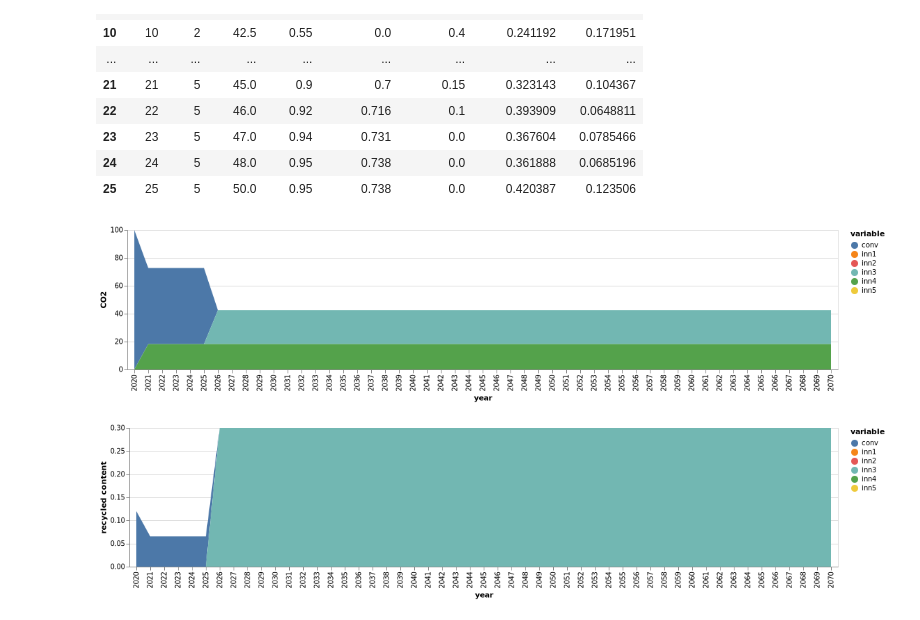
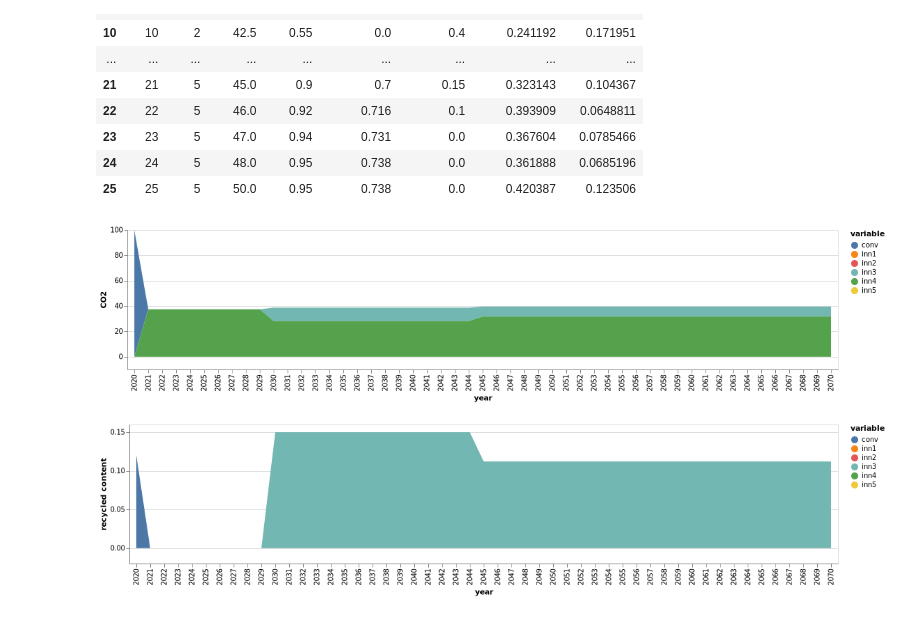
Before and after one commit to vyom-thakker/RoadmapsIAM, a Jupyter notebook: multiperiod.ipynb, the cells around one changed output. Saved outputs shown, nothing was run; the diff lists cells and outputs as text; code cells hidden in the pictures.

```diff
--- a/multiperiod.ipynb
+++ b/multiperiod.ipynb
@@ -335,3 +148,0 @@ tech_roadmap_mccormick_peicewise_self (generic function with 1 method)
-# %%
-yk, tk, xk, yi, ti, s, co2, costInn, co2tot=tech_roadmap_mccormick_peicewise_self()
-yi
@@ -913,14 +470,14 @@ compromise
 | 25 | 25 | 5 | 50.0 | 0.95 | 0.738 | 0.0 | 0.420387 | 0.123506 |
 # %%
 function conventional(t)
-    return initial[1,3]*(1-sum(JuMP.values.(xk)[k] for k in 1:nrow(compromise) if t>JuMP.values.(tk)[k]))
+    return initial[1,3]*(1-sum(JuMP.values.(xk)[k,t] for k in 1:nrow(compromise)))
 end
 
 function innovation(i,t)
     if i==1
-        return sum(JuMP.values.(xk)[k]*(compromise[k,3]) for k=1:mapki[i,2] if t>JuMP.values.(tk)[k])
+        return sum(JuMP.values.(xk)[k,t]*(compromise[k,3]) for k=1:mapki[i,2])
     else
-        return sum(JuMP.values.(xk)[k]*(compromise[k,3]) for k=mapki[i-1,2]:mapki[i,2] if t>JuMP.values.(tk)[k])
+        return sum(JuMP.values.(xk)[k,t]*(compromise[k,3]) for k=mapki[i-1,2]:mapki[i,2])
     end
 end
 
@@ -932,11 +489,27 @@ inn_co2=zeros(5,51)
 for inn in 1:5
     inn_co2[inn,1]=0
 end
+j=0
+for i in 2:51
+    if 0 ≤ i ≤ 5
+        j=1
+    elseif 6 ≤ i ≤ 10
+        j=2
+    elseif 6 ≤ i ≤ 10
+        j=3
+    elseif 11 ≤ i ≤ 15
+        j=4
+    elseif 16 ≤ i ≤ 20
+        j=5
+    elseif 21 ≤ i ≤ 25
+        j=6
+    else
+        j=7
+    end
 
-for i in 2:51
-    conv[i]=conventional(i)
+    conv[i]=conventional(j)
     for inn in 1:5
-        inn_co2[inn,i]=innovation(inn,i)
+        inn_co2[inn,i]=innovation(inn,j)
     end
 end
 conv
@@ -951,45 +524,61 @@ df = DataFrame(year=xLabels, conv=conv, inn1=inn_co2[1,:],inn2=inn_co2[2,:],inn3
 
 df |> stack |> @vlplot(:area, x=:year, y={:value, stack=:zero, title="CO2"}, color="variable:n",legend=:sNames)
 # %% [output]
-[figure, old version]
+[figure, new version]
 # %%
 function conventional(t)
-    return initial[1,5]*(1-sum(JuMP.values.(xk)[k] for k in 1:nrow(compromise) if t>JuMP.values.(tk)[k]))
+    return initial[1,5]*(1-sum(JuMP.values.(xk)[k,t] for k in 1:nrow(compromise)))
 end
 
 function innovation(i,t)
     if i==1
-        return sum(JuMP.values.(xk)[k]*(compromise[k,5]) for k=1:mapki[i,2] if t>JuMP.values.(tk)[k])
+        return sum(JuMP.values.(xk)[k,t]*(compromise[k,5]) for k=1:mapki[i,2])
     else
-        return sum(JuMP.values.(xk)[k]*(compromise[k,5]) for k=mapki[i-1,2]:mapki[i,2] if t>JuMP.values.(tk)[k])
+        return sum(JuMP.values.(xk)[k,t]*(compromise[k,5]) for k=mapki[i-1,2]:mapki[i,2] )
     end
 end
 
 conv=zeros(51)
 
 conv[1]=initial[1,5]
 inn_co2=zeros(5,51)
 
 for inn in 1:5
     inn_co2[inn,1]=0
 end
 
+j=0
 for i in 2:51
-    conv[i]=conventional(i)
+    if 0 ≤ i ≤ 5
+        j=1
+    elseif 6 ≤ i ≤ 10
+        j=2
+    elseif 6 ≤ i ≤ 10
+        j=3
+    elseif 11 ≤ i ≤ 15
+        j=4
+    elseif 16 ≤ i ≤ 20
+        j=5
+    elseif 21 ≤ i ≤ 25
+        j=6
+    else
+        j=7
+    end
+
+    conv[i]=conventional(j)
     for inn in 1:5
-        inn_co2[inn,i]=innovation(inn,i)
+        inn_co2[inn,i]=innovation(inn,j)
     end
 end
-conv
 
 sNames = ["conv","inn1","inn2","inn3","inn4","inn5"]
 xLabels = []
 for i in 2020:2070
     push!(xLabels,string(i))
 end
 
 df = DataFrame(year=xLabels, conv=conv, inn1=inn_co2[1,:],inn2=inn_co2[2,:],inn3=inn_co2[3,:],inn4=inn_co2[4,:],inn5=inn_co2[5,:])
 
 df |> stack |> @vlplot(:area, x=:year, y={:value, stack=:zero, title="recycled content"}, color="variable:n",ylab="circularity")
 # %% [output]
-[figure, old version]
+[figure, new version]
```
Also changed, not shown: parts of 47 cells of this notebook.
